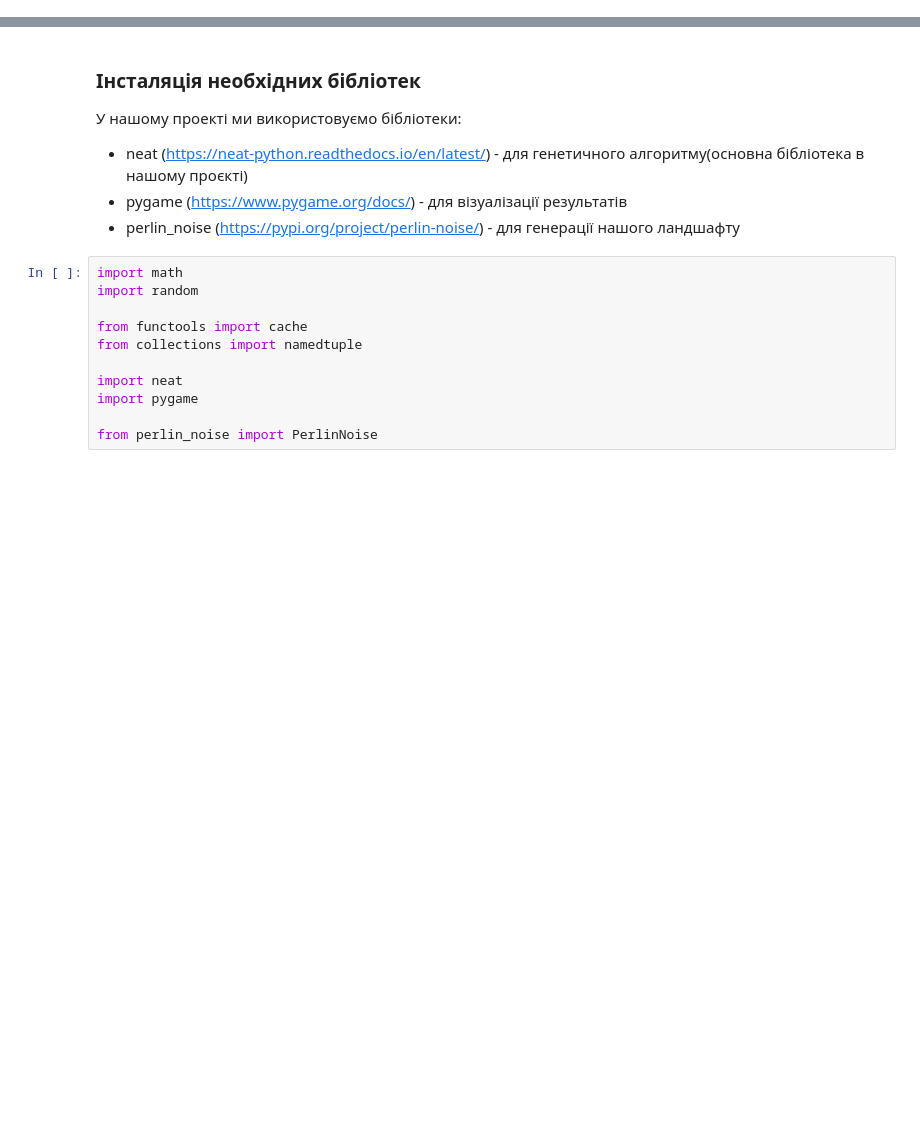
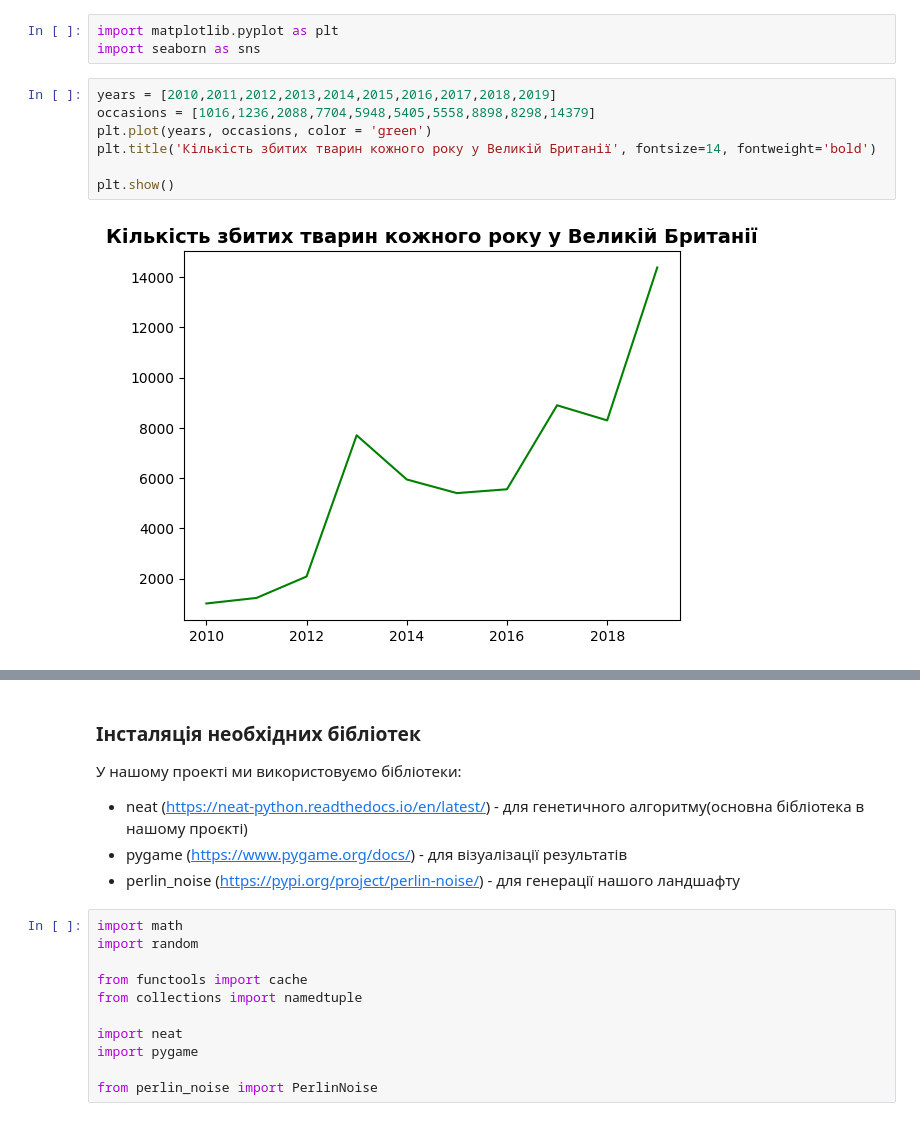
Before and after one commit to mvysotskyi/pb2-miniproject2, a Jupyter notebook: project.ipynb, the cells around one changed output, grey strips where cells are left out. Cells and saved outputs as stored; diff of their text form; blank space fills up the shorter version.

```diff
--- a/project.ipynb
+++ b/project.ipynb
@@ -2,0 +29,12 @@
+# %%
+import matplotlib.pyplot as plt
+import seaborn as sns
+# %%
+years = [2010,2011,2012,2013,2014,2015,2016,2017,2018,2019]
+occasions = [1016,1236,2088,7704,5948,5405,5558,8898,8298,14379]
+plt.plot(years, occasions, color = 'green')
+plt.title('Кількість збитих тварин кожного року у Великій Британії', fontsize=14, fontweight='bold')
+
+plt.show()
+# %% [output]
+[figure, added]
```
Also changed, not shown: parts of 18 cells of this notebook, 3 other files.
